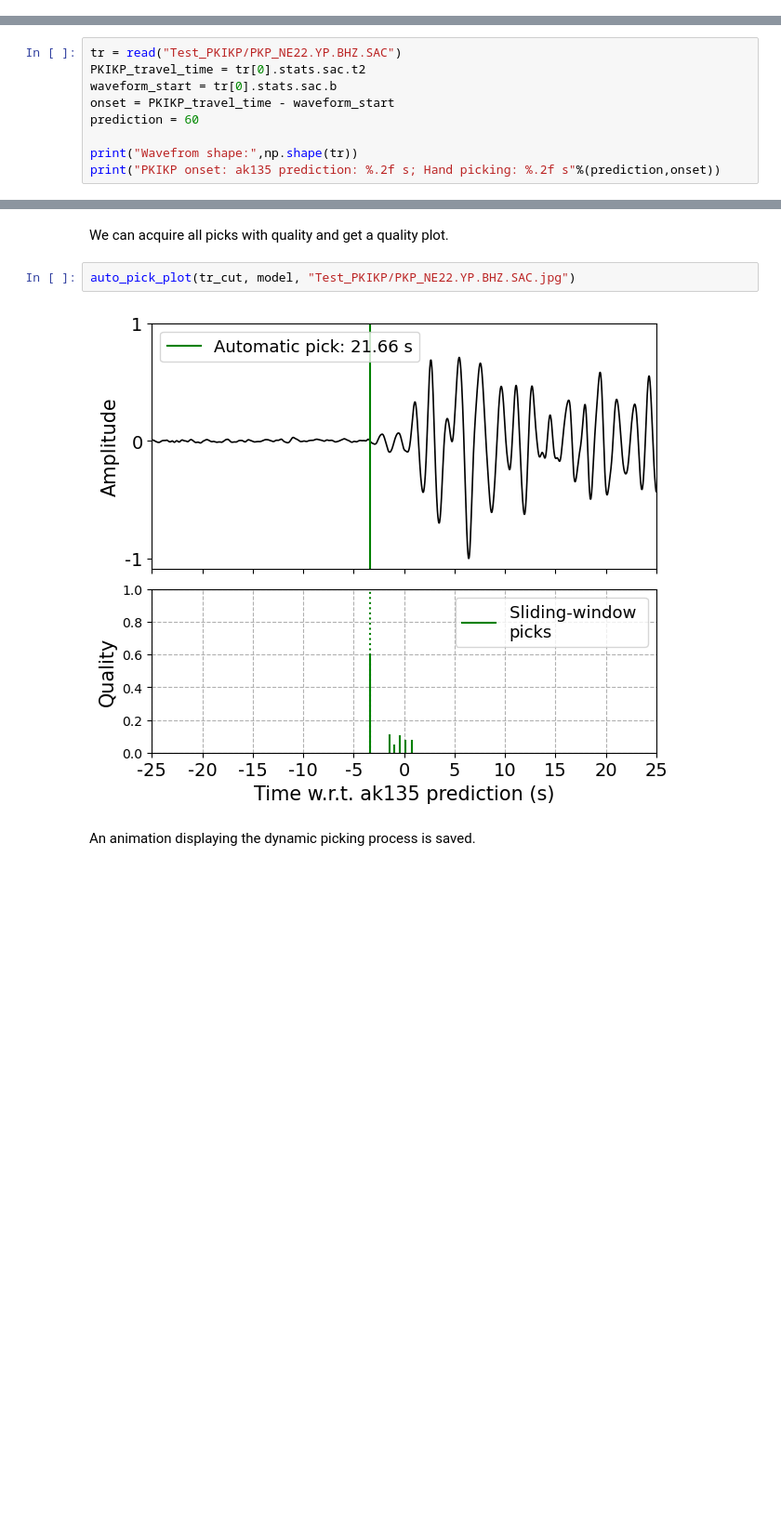
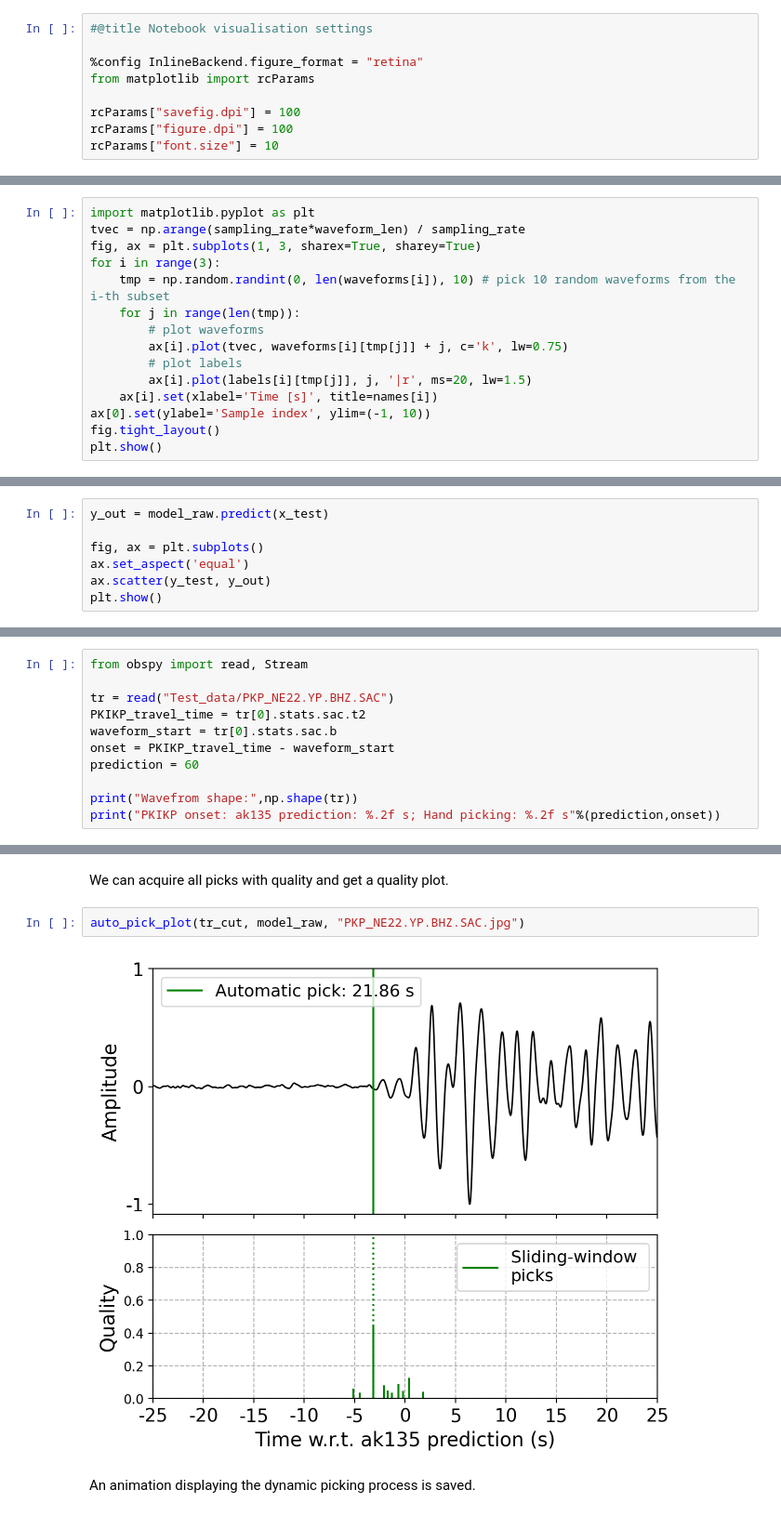
Before and after one commit to tsonpham/ObsSeisHUS2025, a Jupyter notebook: Day5/D5_Lab.ipynb, the cells around one changed output, grey strips where cells are left out. Shown at 93% size. Saved outputs shown, nothing was run; the diff lists cells and outputs as text; blank space fills up the shorter version.

```diff
--- a/Day5/D5_Lab.ipynb
+++ b/Day5/D5_Lab.ipynb
@@ -253,0 +48,9 @@ from Picker import *
+# %%
+#@title Notebook visualisation settings
+
+%config InlineBackend.figure_format = "retina"
+from matplotlib import rcParams
+
+rcParams["savefig.dpi"] = 100
+rcParams["figure.dpi"] = 100
+rcParams["font.size"] = 10
@@ -253,0 +111,15 @@ from Picker import *
+# %%
+import matplotlib.pyplot as plt
+tvec = np.arange(sampling_rate*waveform_len) / sampling_rate
+fig, ax = plt.subplots(1, 3, sharex=True, sharey=True)
+for i in range(3):
+    tmp = np.random.randint(0, len(waveforms[i]), 10) # pick 10 random waveforms from the i-th subset
+    for j in range(len(tmp)):
+        # plot waveforms
+        ax[i].plot(tvec, waveforms[i][tmp[j]] + j, c='k', lw=0.75)
+        # plot labels
+        ax[i].plot(labels[i][tmp[j]], j, '|r', ms=20, lw=1.5)
+    ax[i].set(xlabel='Time [s]', title=names[i])
+ax[0].set(ylabel='Sample index', ylim=(-1, 10))
+fig.tight_layout()
+plt.show()
@@ -253,0 +309,7 @@ from Picker import *
+# %%
+y_out = model_raw.predict(x_test)
+
+fig, ax = plt.subplots()
+ax.set_aspect('equal')
+ax.scatter(y_test, y_out)
+plt.show()
@@ -275,7 +528,9 @@ ValueError: File not found: filepath=TrainedModel.keras. Please ensure the file
 # %% [markdown]
 Read an observed real PKIKP waveform example. Here, the waveform has 150-s length. The predicted PKIKP onset by ak135 model (Kennett et al., 1995) is located at the 60th second. Hand-picked PKIKP absolute travel time is provided in its information.
 # %%
-tr = read("Test_PKIKP/PKP_NE22.YP.BHZ.SAC")
+from obspy import read, Stream
+
+tr = read("Test_data/PKP_NE22.YP.BHZ.SAC")
 PKIKP_travel_time = tr[0].stats.sac.t2
 waveform_start = tr[0].stats.sac.b
 onset = PKIKP_travel_time - waveform_start
@@ -323,9 +564,9 @@ Test_PKIKP/PKP_NE22.YP.BHZ.SAC
 # %% [markdown]
 We can acquire all picks with quality and get a quality plot.
 # %%
-auto_pick_plot(tr_cut, model, "Test_PKIKP/PKP_NE22.YP.BHZ.SAC.jpg")
+auto_pick_plot(tr_cut, model_raw, "PKP_NE22.YP.BHZ.SAC.jpg")
 # %% [output]
-[figure, old version]
+[figure, new version]
 # %% [markdown]
 An animation displaying the dynamic picking process is saved.
 # %%
```
Also changed, not shown: parts of 47 cells of this notebook, 9 other files.
